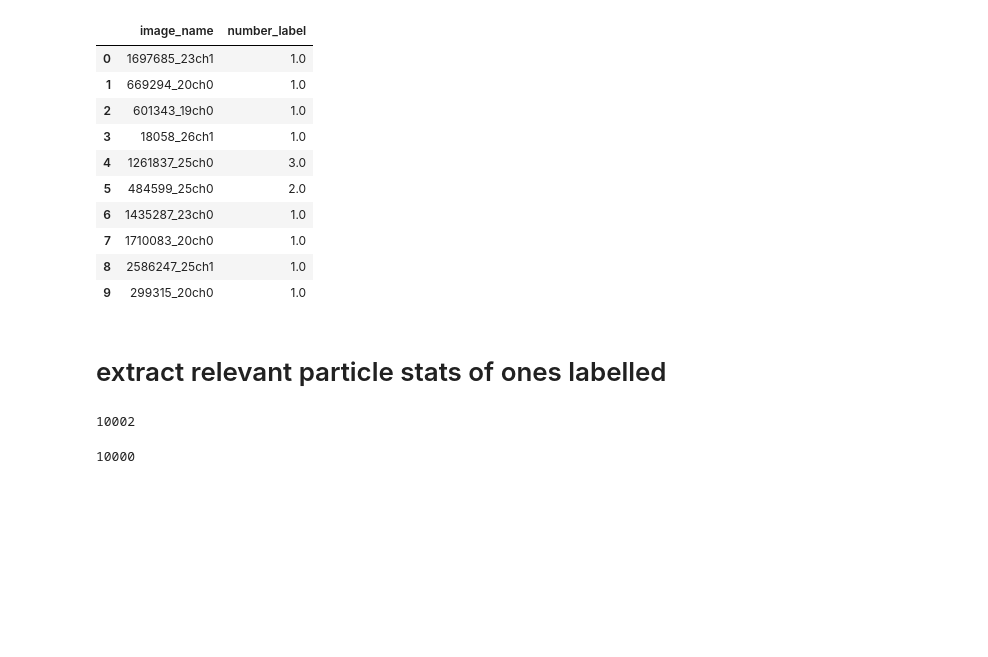
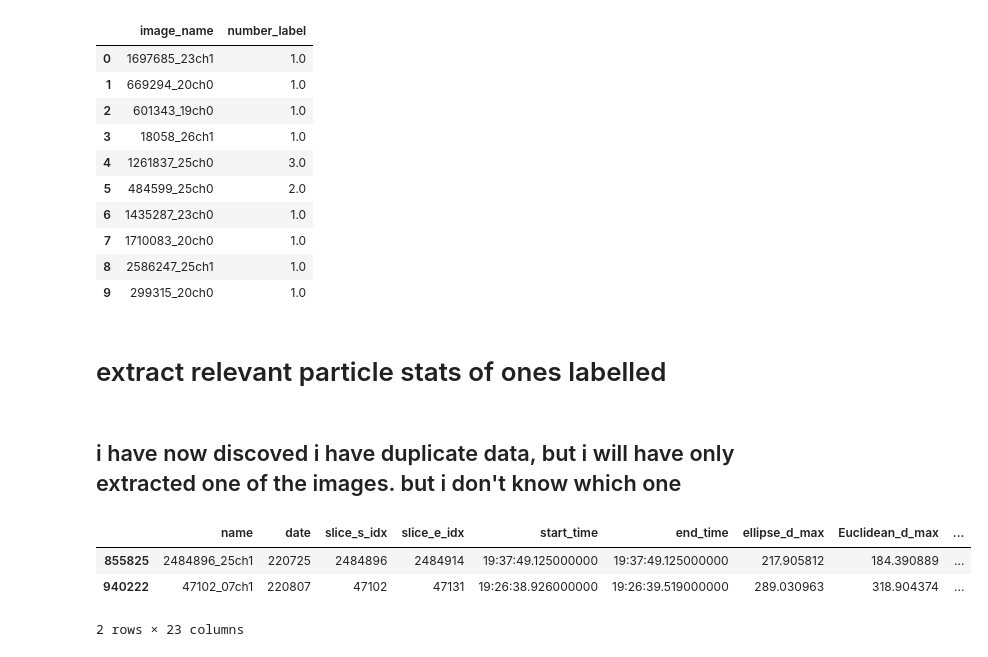
Before and after one commit to ezriri/CNN_basics, a Jupyter notebook: v2_image_re-labelling.ipynb, the cells around one changed output. Drawn from its saved outputs; the diff is of its cells as text; code cells hidden in the pictures; blank space fills up the shorter version.

```diff
--- a/v2_image_re-labelling.ipynb
+++ b/v2_image_re-labelling.ipynb
@@ -259,7 +262,7 @@ csv_read_pd[:10]
 # extract relevant particle stats of ones labelled
 # %%
 path_2ds_stats = '/gws/nopw/j04/dcmex/users/ezriab/processed_stats/2ds/all_2ds.csv'
-path_labelled = '/gws/nopw/j04/dcmex/users/ezriab/image_labelling/2ds_10000_sample/2ds_10000_new.csv'
+path_labelled = '/gws/nopw/j04/dcmex/users/ezriab/image_labelling/2ds_10000_sample/2ds_10000_new_2nd.csv'
 
 full_ds_stats = pd.read_csv(path_2ds_stats)
 image_labelled_df = pd.read_csv(path_labelled)
@@ -271,11 +274,14 @@ labelled_image_stats = full_ds_stats[full_ds_stats['name'].isin(images_labelled_
 
 ## need to add new column - with the label on
 # not sure why 2 extra rows on df more than have been labelled??
-# %%
-labelled_image_stats['name'].count()
-# %% [output]
-10002
+# %% [markdown]
+## i have now discoved i have duplicate data, but i will have only extracted one of the images. but i don't know which one
 # %%
-len(images_labelled_lst)
+duplicates_mask = labelled_image_stats.duplicated(subset=['name'])
+duplicates_df = labelled_image_stats[duplicates_mask]
+duplicates_df
 # %% [output]
+|  | name | date | slice_s_idx | slice_e_idx | start_time | end_time | ellipse_d_max | Euclidean_d_max | ... |
+| 855825 | 2484896_25ch1 | 220725 | 2484896 | 2484914 | 19:37:49.125000000 | 19:37:49.125000000 | 217.905812 | 184.390889 | ... |
+| 940222 | 47102_07ch1 | 220807 | 47102 | 47131 | 19:26:38.926000000 | 19:26:39.519000000 | 289.030963 | 318.904374 | ... |
-10000
+2 rows × 23 columns
```
Also changed, not shown: parts of 11 cells of this notebook, 4 other files.
